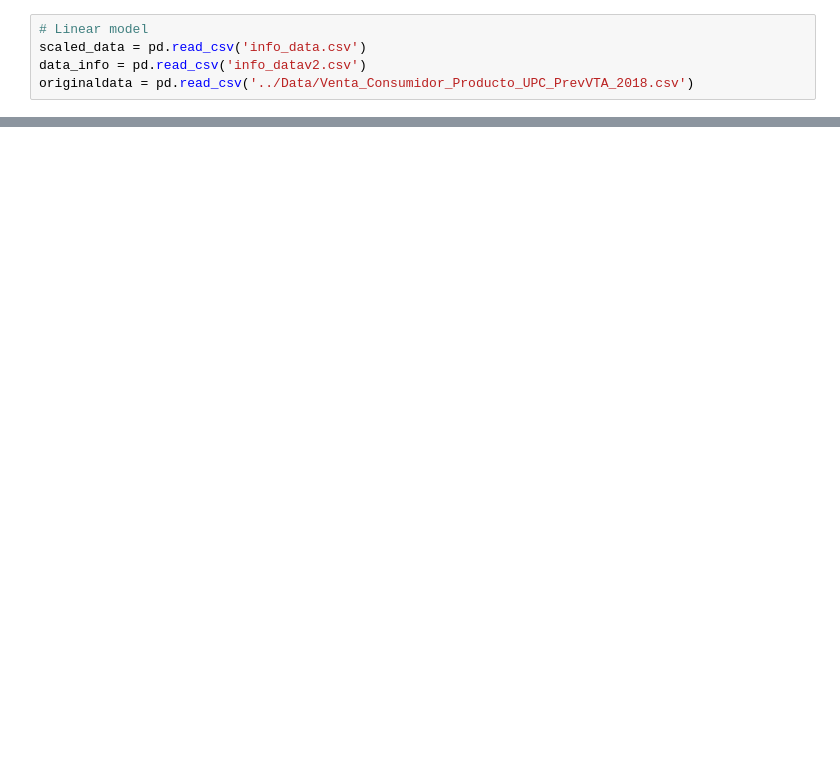
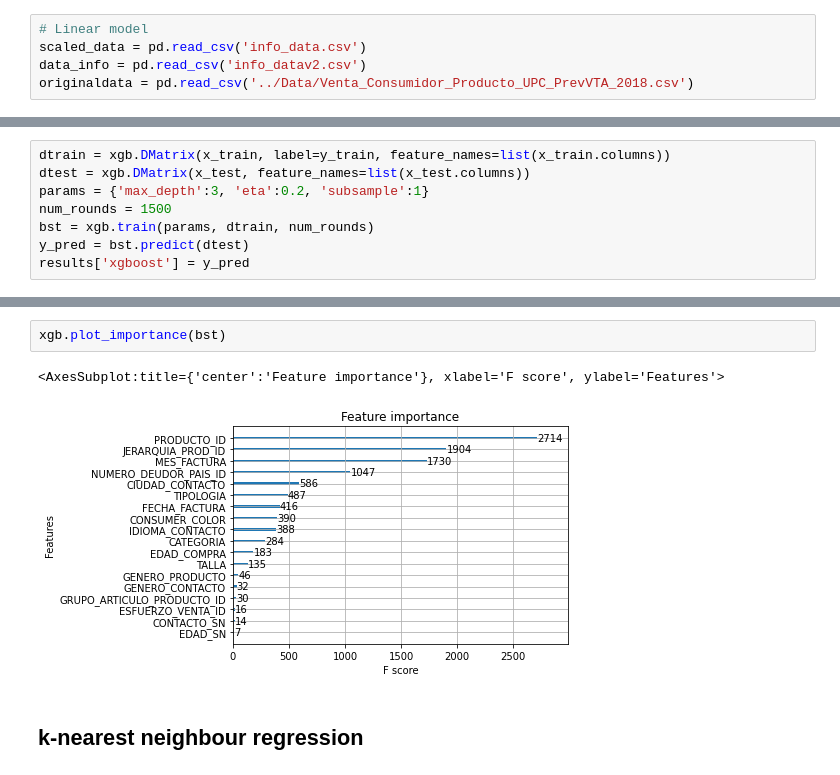
Before and after one commit to rauls19/DemandForecasting, a Jupyter notebook: model.ipynb, the cells around one changed output, grey strips where cells are left out. Saved outputs shown, nothing was run; the diff lists cells and outputs as text; blank space fills up the shorter version.

```diff
--- a/model.ipynb
+++ b/model.ipynb
@@ -25,0 +47,8 @@ model = lm.fit(x_train, y_train)
+# %%
+dtrain = xgb.DMatrix(x_train, label=y_train, feature_names=list(x_train.columns))
+dtest = xgb.DMatrix(x_test, feature_names=list(x_test.columns))
+params = {'max_depth':3, 'eta':0.2, 'subsample':1}
+num_rounds = 1500
+bst = xgb.train(params, dtrain, num_rounds)
+y_pred = bst.predict(dtest)
+results['xgboost'] = y_pred
@@ -25,0 +63,7 @@ model = lm.fit(x_train, y_train)
+# %%
+xgb.plot_importance(bst)
+# %% [output]
+<AxesSubplot:title={'center':'Feature importance'}, xlabel='F score', ylabel='Features'>
+[figure, added]
+# %% [markdown]
+## k-nearest neighbour regression
```
Also changed, not shown: parts of 15 cells of this notebook.
